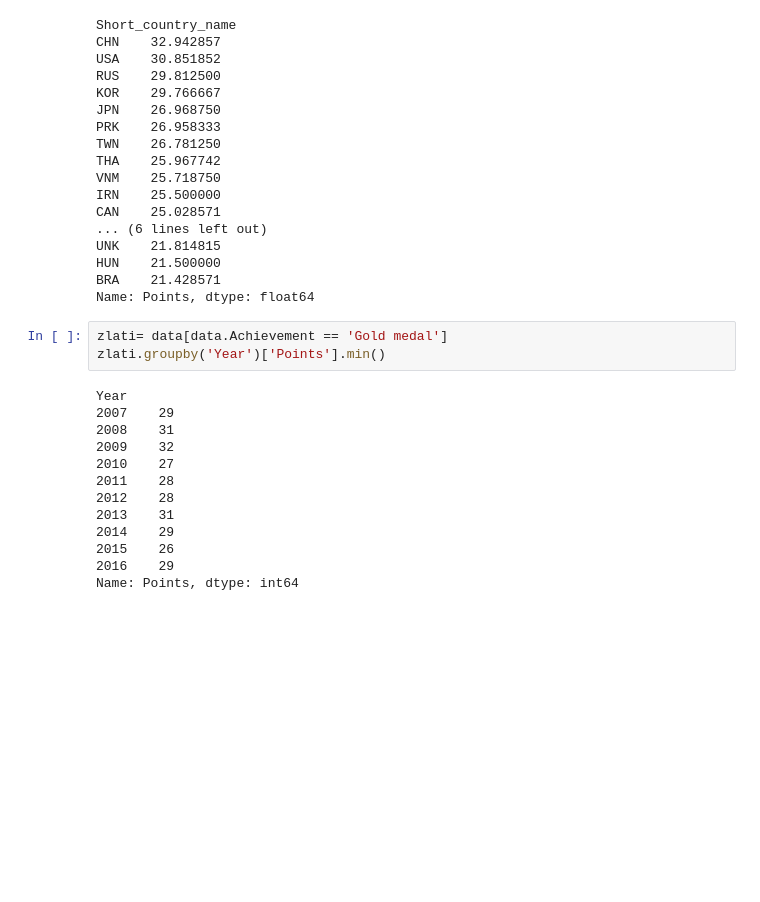
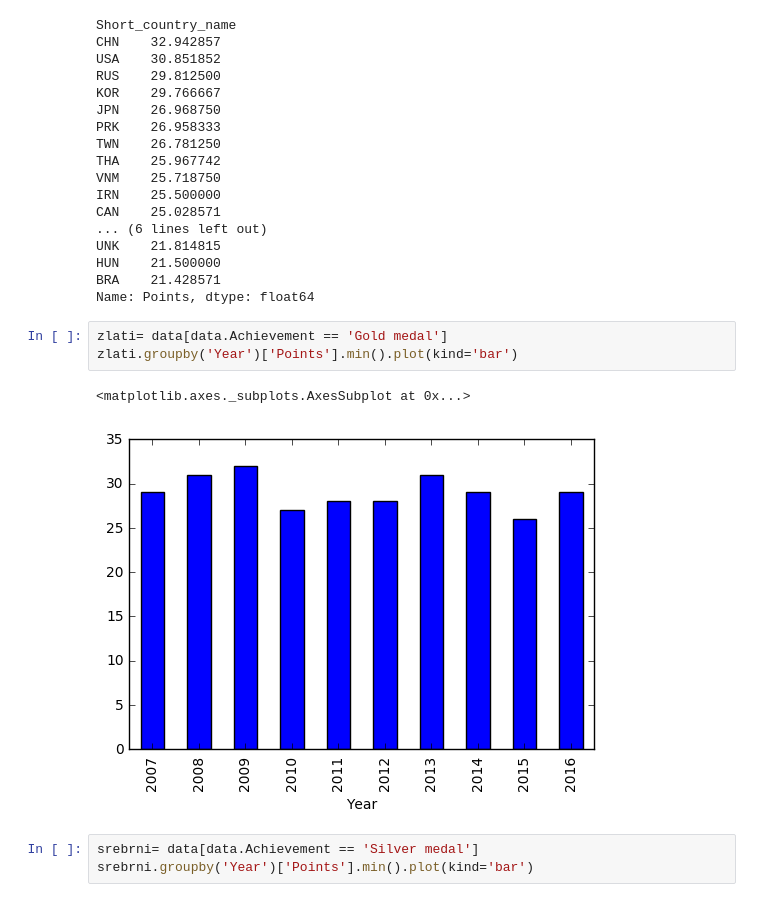
Before and after one commit to lenarttreven/projekt_programiranje_1, a Jupyter notebook: projekt.ipynb, the cells around one changed output. Saved outputs shown, nothing was run; the diff lists cells and outputs as text; blank space fills up the shorter version.

```diff
--- a/projekt.ipynb
+++ b/projekt.ipynb
@@ -77,17 +77,10 @@ BRA    21.428571
 Name: Points, dtype: float64
 # %%
 zlati= data[data.Achievement == 'Gold medal']
-zlati.groupby('Year')['Points'].min()
+zlati.groupby('Year')['Points'].min().plot(kind='bar')
 # %% [output]
-Year
-2007    29
-2008    31
-2009    32
-2010    27
-2011    28
-2012    28
-2013    31
-2014    29
-2015    26
-2016    29
-Name: Points, dtype: int64
+<matplotlib.axes._subplots.AxesSubplot at 0x...>
+[figure, added]
+# %%
+srebrni= data[data.Achievement == 'Silver medal']
+srebrni.groupby('Year')['Points'].min().plot(kind='bar')
```
